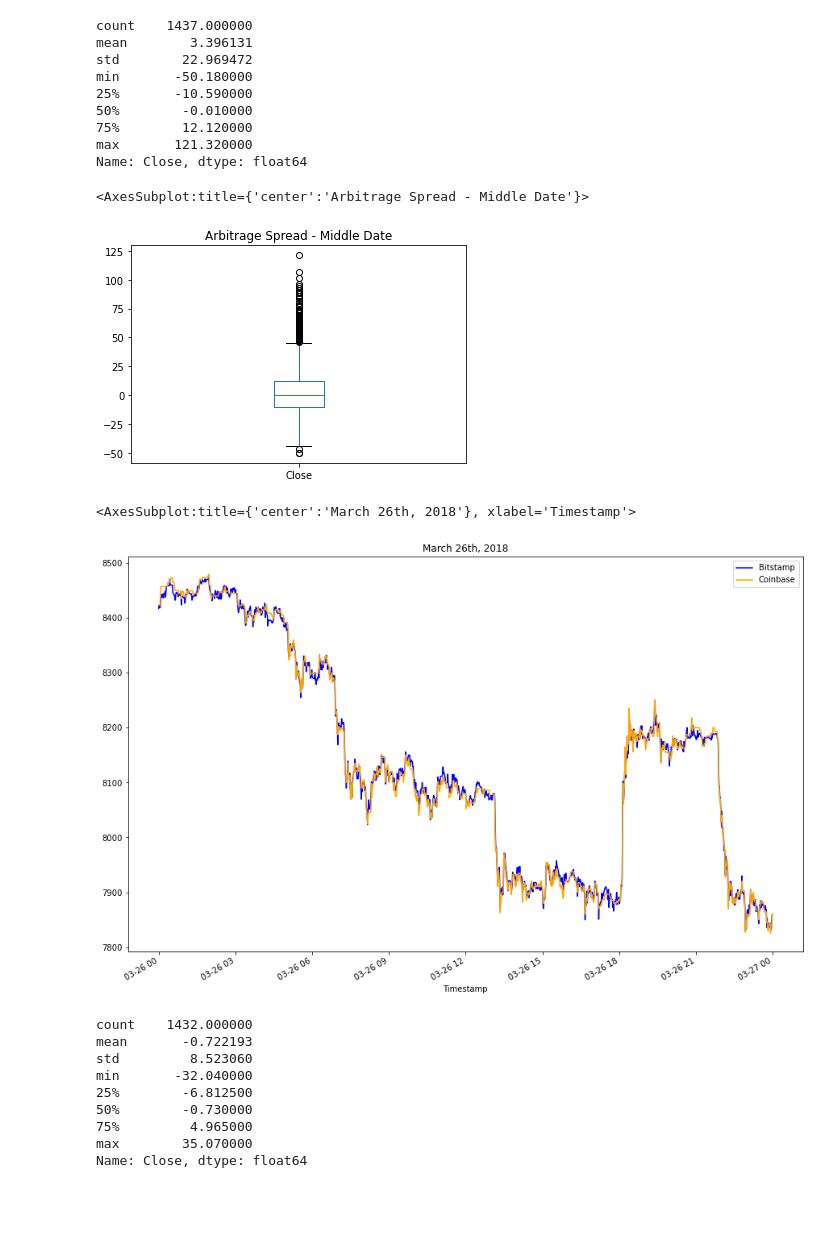
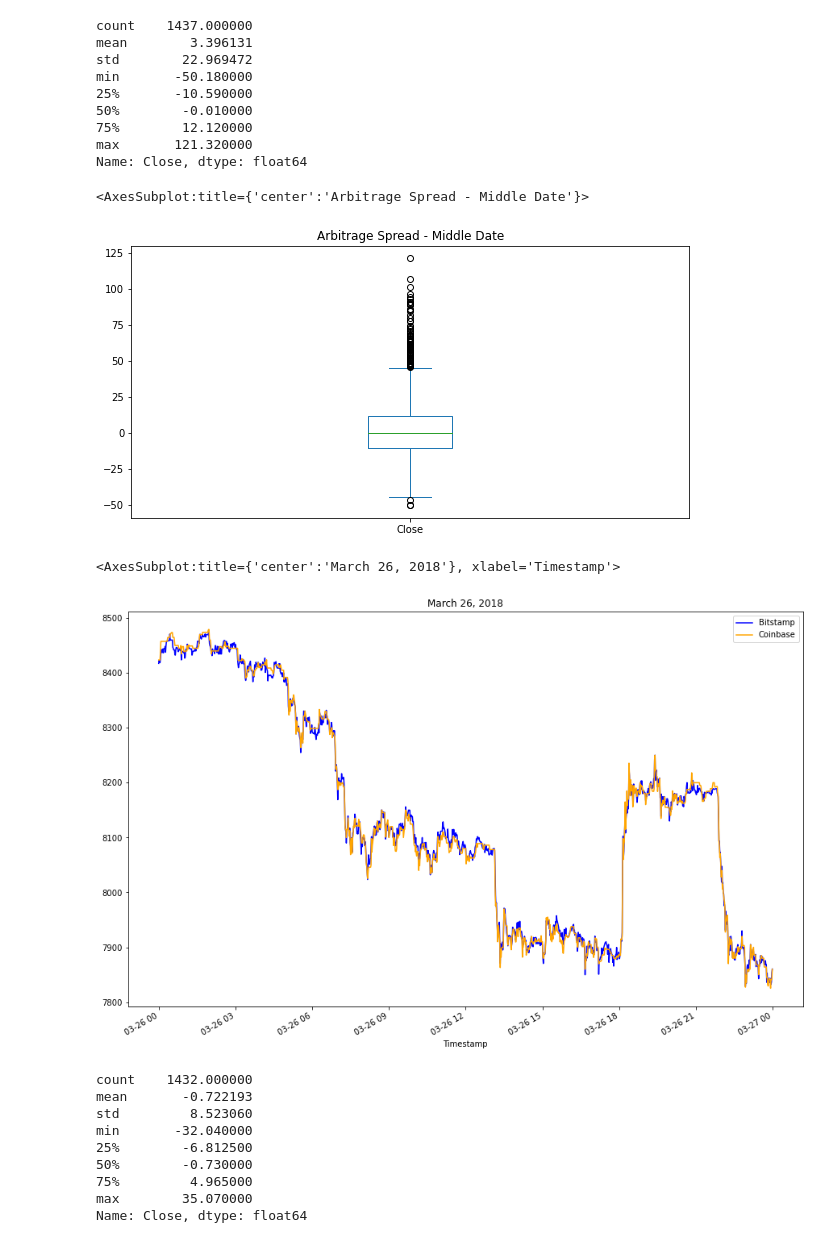
Before and after one commit to wilrosa/3-bitcoin-arbitrage-opportunities, a Jupyter notebook: crypto_arbitrage.ipynb, the cells around one changed output. Saved outputs shown, nothing was run; the diff lists cells and outputs as text; code cells hidden in the pictures; blank space fills up the shorter version.

```diff
--- a/crypto_arbitrage.ipynb
+++ b/crypto_arbitrage.ipynb
@@ -346,10 +361,10 @@ Name: Close, dtype: float64
 # %%
 # Using the date in the middle that you have selected, calculate the arbitrage spread
 # by subtracting the bitstamp lower closing prices from the coinbase higher closing prices
-arbitrage_spread_middle = # YOUR CODE HERE
+arbitrage_spread_middle = coinbase['Close'].loc['2018-02-24'] - bitstamp['Close'].loc['2018-02-24']
 
 # Generate summary statistics
-# YOUR CODE HERE
+arbitrage_spread_middle.describe()
 # %% [output]
 count    1437.000000
 mean        3.396131
@@ -362,16 +377,19 @@ max       121.320000
 Name: Close, dtype: float64
 # %%
 # Visualize the arbitrage spread from the middle of the dataset in a box plot
-# YOUR CODE HERE
+arbitrage_spread_middle.plot(kind="box", legend=True, figsize=(10, 5), title="Arbitrage Spread - Middle Date")
 # %% [output]
 <AxesSubplot:title={'center':'Arbitrage Spread - Middle Date'}>
-[figure, old version]
+[figure, new version]
 # %%
 # Create an overlay plot that visualizes the two dataframes over a period of one day from late in the dataset.
 # Be sure that the plots include the parameters `legend`, `figsize`, `title`, `color` and `label`
-# YOUR CODE HERE
+bitstamp['Close'].loc['2018-03-26'].plot(
+    legend=True, figsize=(15, 10), title="March 26, 2018", color="blue", label="Bitstamp")
+coinbase['Close'].loc['2018-03-26'].plot(
+    legend=True, figsize=(15, 10), color="orange", label="Coinbase")
 # %% [output]
-<AxesSubplot:title={'center':'March 26th, 2018'}, xlabel='Timestamp'>
+<AxesSubplot:title={'center':'March 26, 2018'}, xlabel='Timestamp'>
 [figure]
 # %%
 # Using the date from the late that you have selected, calculate the arbitrage spread
```
Also changed, not shown: parts of 25 cells of this notebook.
